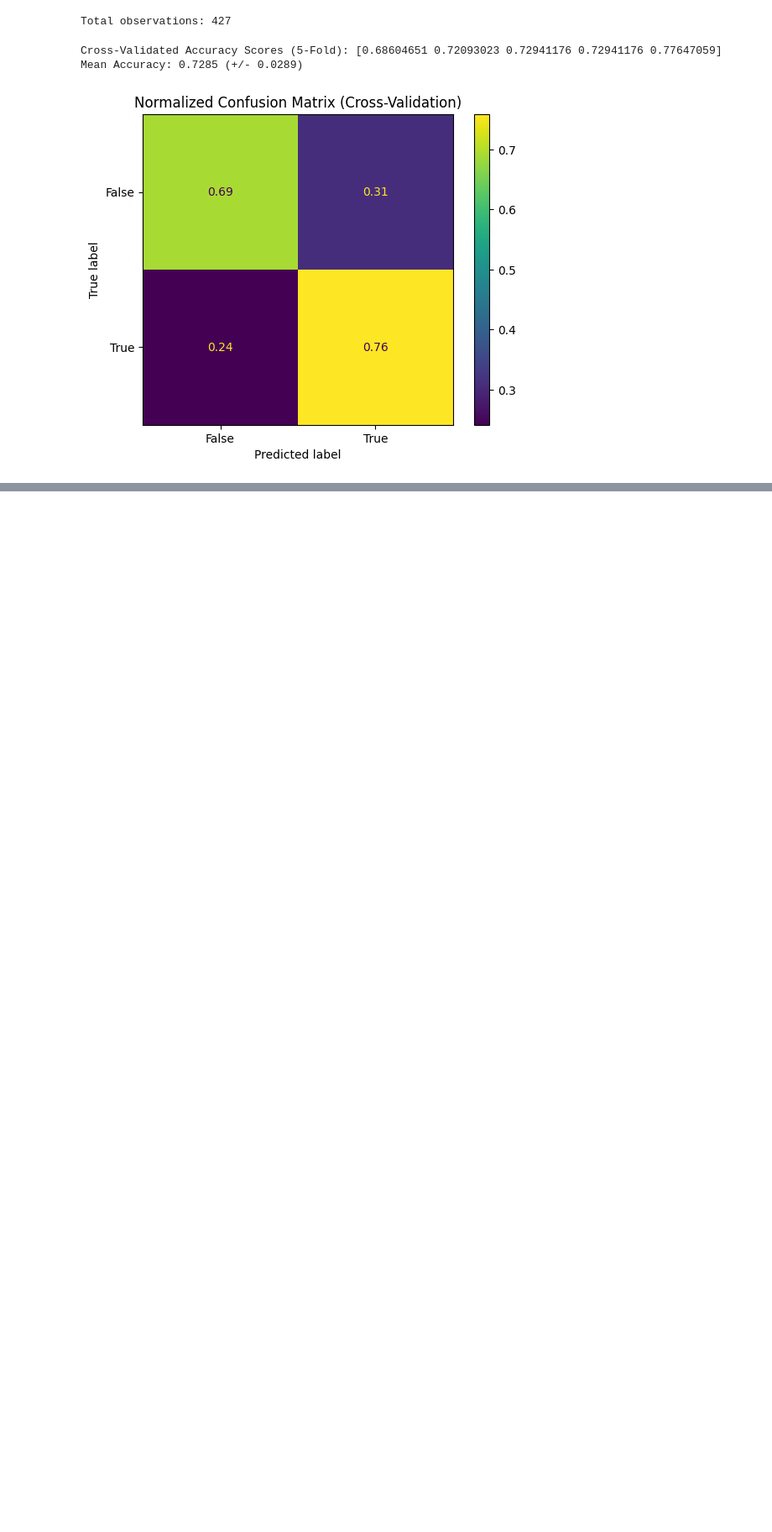
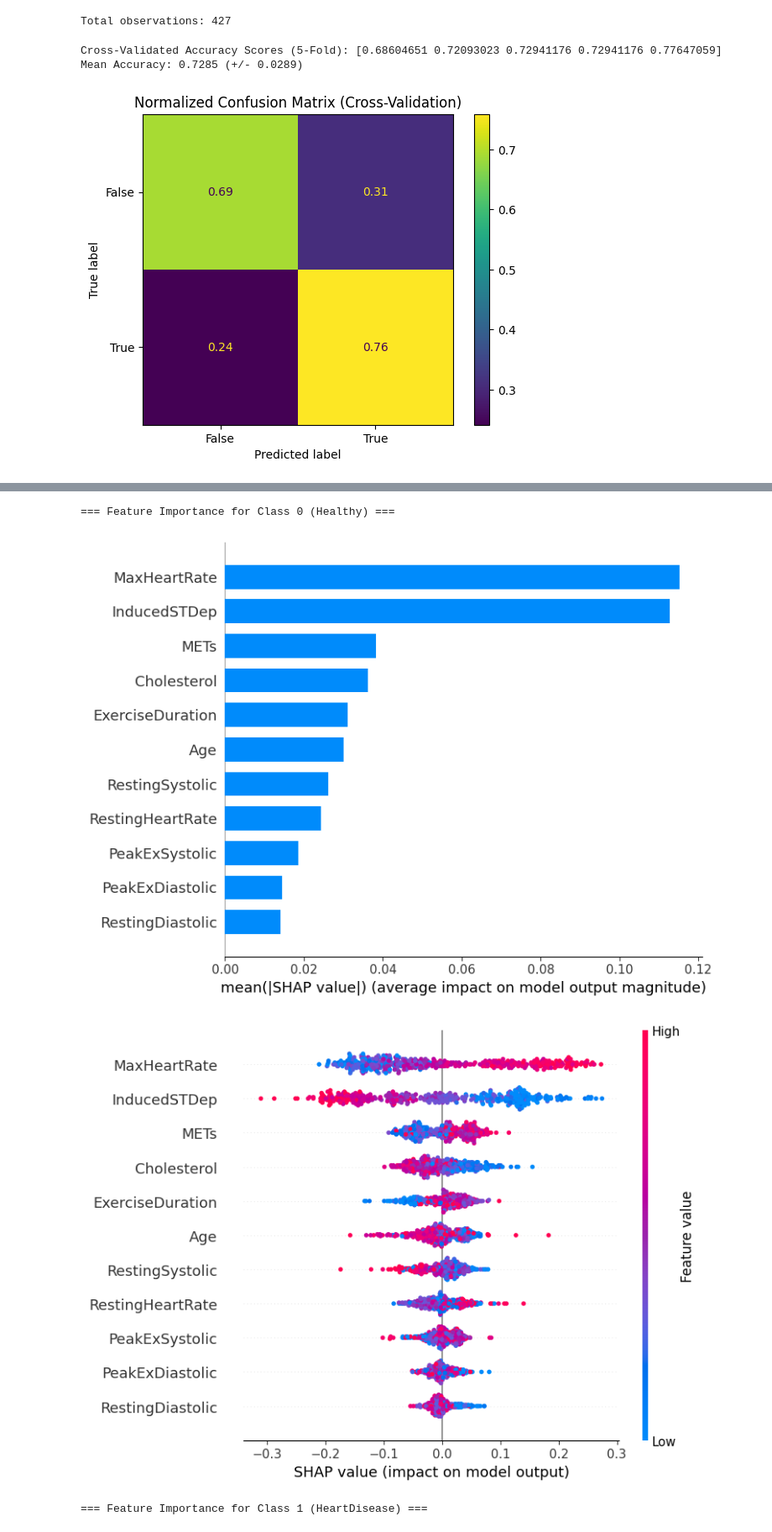
Before and after one commit to SungjooHwang/ICTclass, a Jupyter notebook: Ex03_2_Classification_HeartData_CV_SHAP.ipynb, the cells around one changed output, grey strips where cells are left out. Shown: that part at 84% size. Drawn from its saved outputs; the diff is of its cells as text; code cells hidden in the pictures; blank space fills up the shorter version.

```diff
--- a/Ex03_2_Classification_HeartData_CV_SHAP.ipynb
+++ b/Ex03_2_Classification_HeartData_CV_SHAP.ipynb
@@ -68,0 +57,8 @@ shap.summary_plot(shap_vals_class1, X, plot_type="bar")
+# %%
+# Class 0 (Healthy)
+shap_vals_class0 = shap_values[:, :, 0]
+print(f"Class 0 shape: {shap_vals_class0.shape}")
+
+# Class 1 (HeartDisease)
+shap_vals_class1 = shap_values[:, :, 1]
+print(f"Class 1 shape: {shap_vals_class1.shape}")
@@ -68,0 +68,20 @@ shap.summary_plot(shap_vals_class1, X, plot_type="bar")
+# %%
+# ------------------ Plots ------------------
+# 1. Feature importance (absolute) bar plot for class 0
+print("\n=== Feature Importance for Class 0 (Healthy) ===")
+shap.summary_plot(shap_vals_class0, X, plot_type="bar")
+
+# 2. Beeswarm plot for class 0
+shap.summary_plot(shap_vals_class0, X)
+
+# 3. Feature importance (absolute) bar plot for class 1
+print("\n=== Feature Importance for Class 1 (HeartDisease) ===")
+shap.summary_plot(shap_vals_class1, X, plot_type="bar")
+
+# 4. Beeswarm plot for class 1
+shap.summary_plot(shap_vals_class1, X)
+# %% [output]
+=== Feature Importance for Class 0 (Healthy) ===
+[figure, added]
+[figure, added]
+=== Feature Importance for Class 1 (HeartDisease) ===
```
Also changed, not shown: parts of 4 cells of this notebook.
